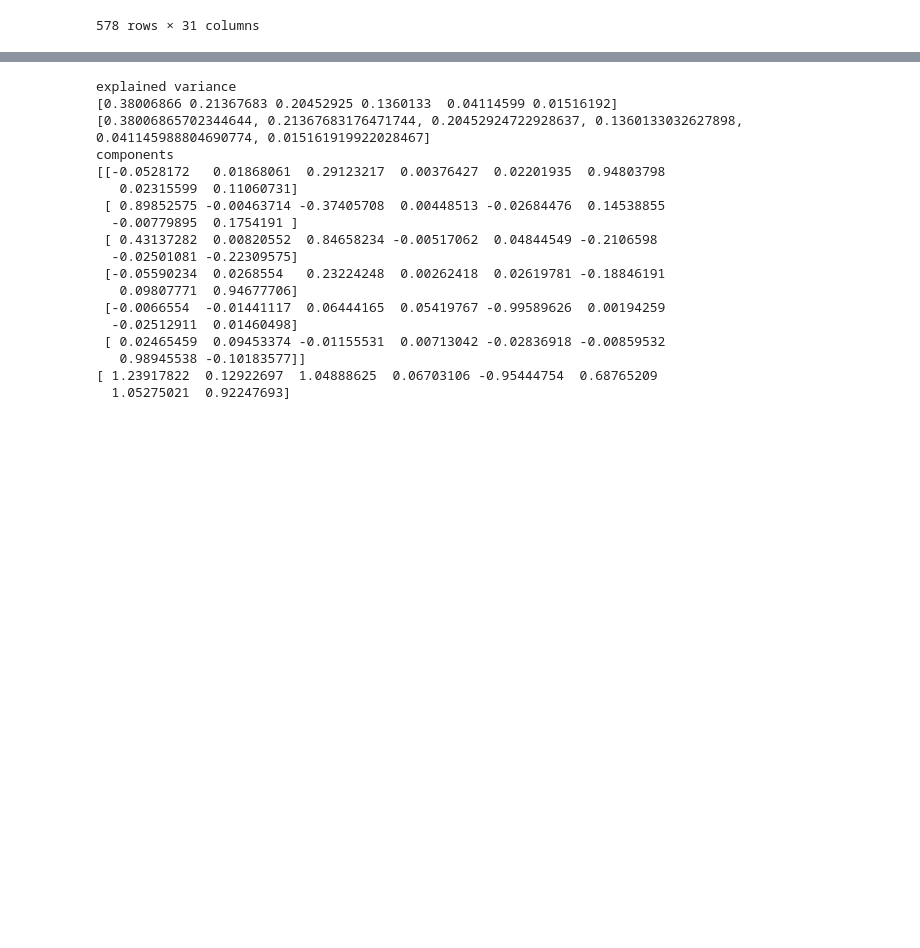
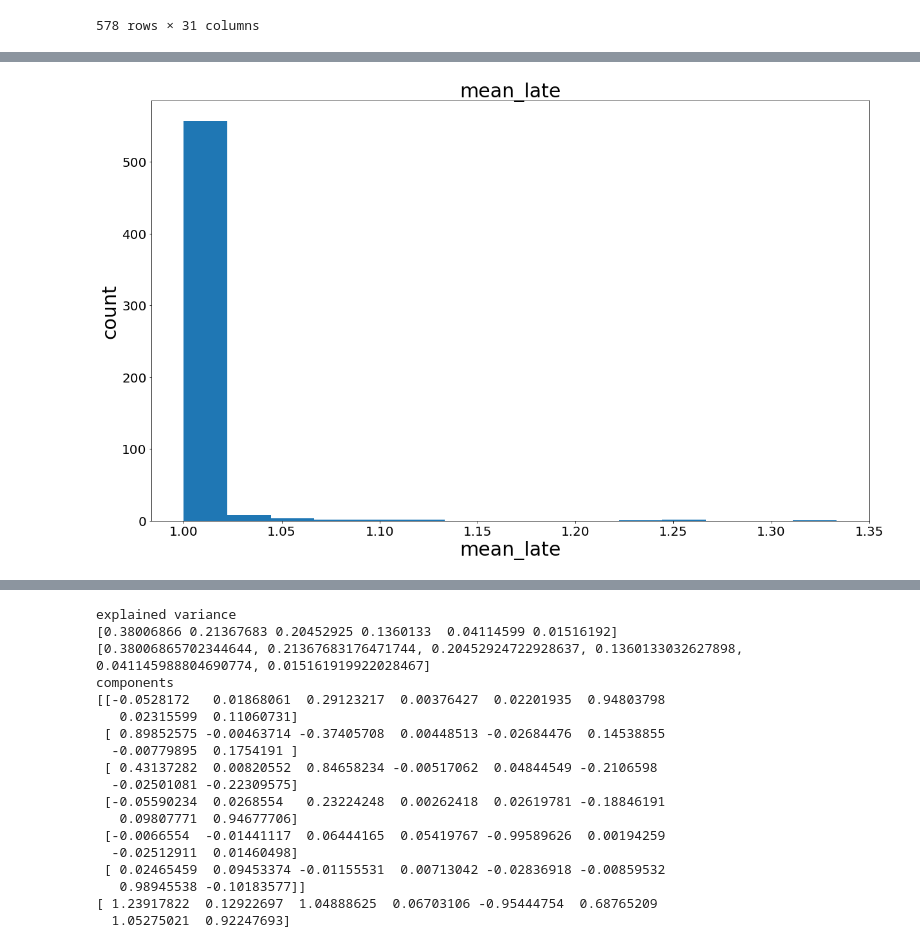
Before and after one commit to gnaven/Harris_Risk_Analysis, a Jupyter notebook: Harris Data/new_data/PCA_script_join-Copy2.ipynb, the cells around one changed output, grey strips where cells are left out. Drawn from its saved outputs; the diff is of its cells as text; code cells hidden in the pictures; blank space fills up the shorter version.

```diff
--- a/Harris Data/new_data/PCA_script_join-Copy2.ipynb
+++ b/Harris Data/new_data/PCA_script_join-Copy2.ipynb
@@ -41,3 +69,40 @@ plt.ylabel = ("Count")
+# %%
+#  plt.figure(figsize=(20,12))
+#     plt.scatter(projected[:, 0], projected[:, 1],
+#                 c=x[feat], edgecolor='none', alpha=0.5,
+#                 cmap=plt.cm.get_cmap('copper', 10))
+#     plt.xlabel('component 1', fontsize=30)
+#     plt.ylabel('component 2', fontsize=30)
+#     plt.tick_params(axis='both', which='major', labelsize=20)
+#     plt.tick_params(axis='both', which='minor', labelsize=20)
+#     plt.title(file+" bin "+feat, fontsize=30)
+#     plt.colorbar();
+#     fname = method+"_"+file+"_1_2_" + feat
+#     plt.savefig(fname)
+#     plt.show()
+%matplotlib inline
+import numpy as np
+import matplotlib.pyplot as plt
+# import seaborn as sns; sns.set()
+# import math
+
+purchasing = Purchase_DF
+purchasing2 = purchasing.drop(list(purchasing[purchasing['mean_late'] <= 0].index), axis = 0)
+
+
+plt.figure(figsize=(20,12))
+plt.hist(purchasing2['mean_late'], bins = 15)
+plt.title('mean_late', fontsize=30)
+plt.xlabel('mean_late', fontsize=30)
+plt.ylabel('count', fontsize=30)
+plt.tick_params(axis='both', which='major', labelsize=20)
+plt.tick_params(axis='both', which='minor', labelsize=20)
+
+#fname = "distr/" + feat + "_distr"
+plt.savefig('mean_late1')
+plt.show()
+# %% [output]
+[figure, added]
 # %%
 plt.show()
 # %%
```
Also changed, not shown: parts of 5 cells of this notebook, 54 other files.
